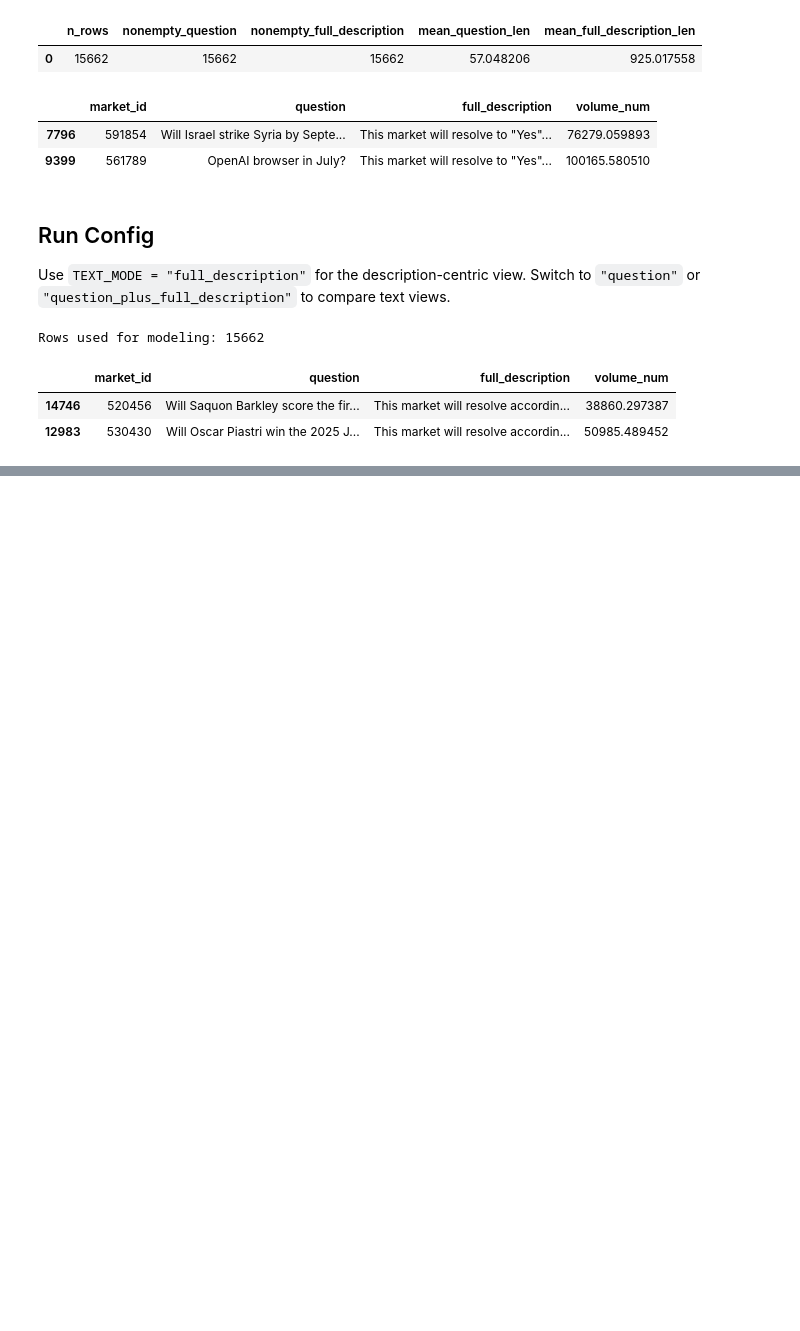
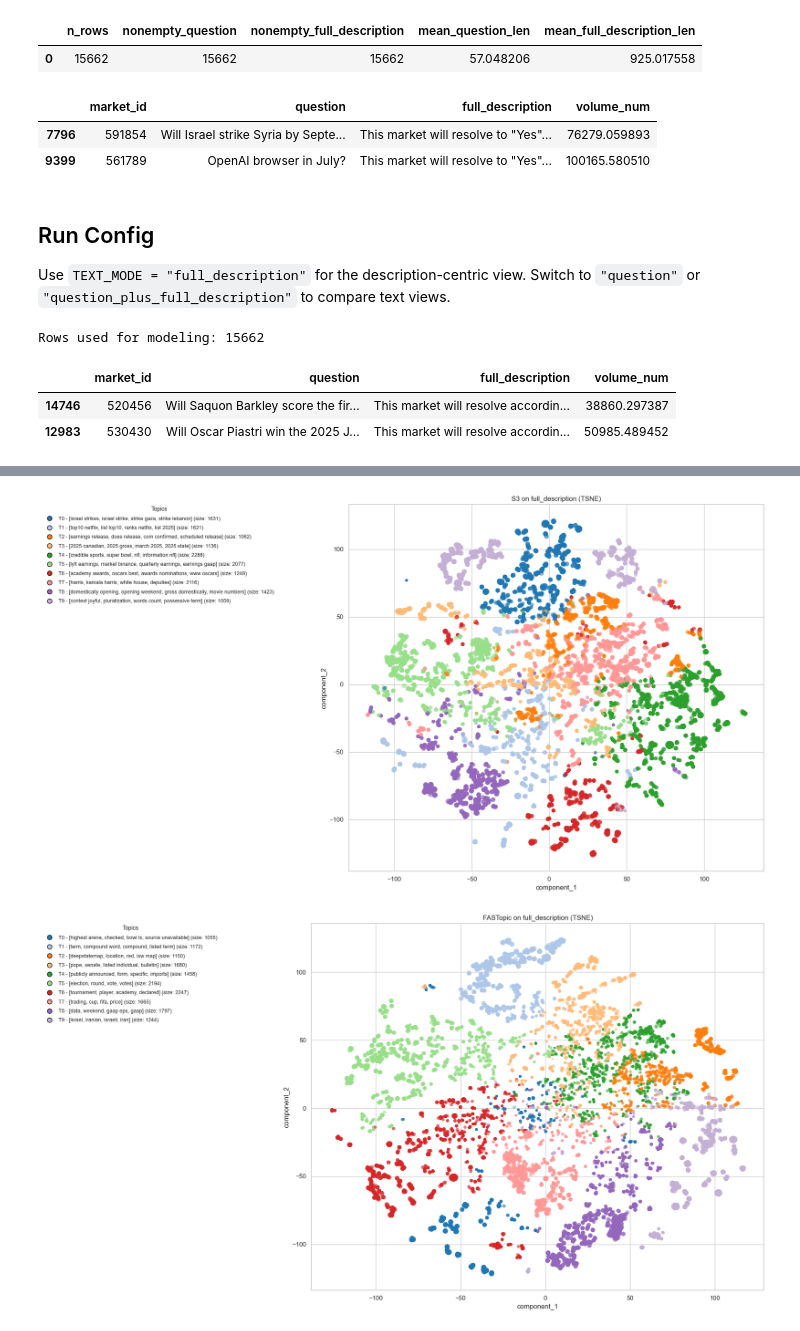
Before and after one commit to sneddy/polymarket_research, a Jupyter notebook: frozen_notebooks/1_topics.ipynb, the cells around one changed output, grey strips where cells are left out. Cells and saved outputs as stored; diff of their text form; code cells hidden in the pictures; blank space fills up the shorter version.

Commit message:
Refine topic model API and decouple question parsing

```diff
--- a/frozen_notebooks/1_topics.ipynb
+++ b/frozen_notebooks/1_topics.ipynb
@@ -121,15 +121,15 @@ Rows used for modeling: 15662
 | 14746 | 520456 | Will Saquon Barkley score the fir... | This market will resolve accordin... | 38860.297387 |
 | 12983 | 530430 | Will Oscar Piastri win the 2025 J... | This market will resolve accordin... | 50985.489452 |
 # %%
-detectors = [
-    S3TopicsDetector(
+topic_factories = [
+    S3TopicFactory(
         n_topics=N_TOPICS,
         text_mode=TEXT_MODE,
         min_df=MIN_DF,
         max_df=MAX_DF,
         top_terms=TOP_TERMS,
     ),
-    FASTopicDetector(
+    FASTopicFactory(
         n_topics=N_TOPICS,
         text_mode=TEXT_MODE,
         min_df=MIN_DF,
@@ -137,7 +137,7 @@ detectors = [
         top_terms=TOP_TERMS,
         n_epochs=FASTOPIC_EPOCHS,
     ),
-    TFIDFTopicBaseline(
+    TFIDFTopicFactory(
         n_topics=N_TOPICS,
         text_mode=TEXT_MODE,
         min_df=MIN_DF,
@@ -146,7 +146,7 @@ detectors = [
     ),
 ]
 
-results, comparison_summary = compare_topic_models(work_markets, detectors)
+results, comparison_summary = compare_topic_factories(work_markets, topic_factories)
 display(comparison_summary)
 # %% [output]
 [interactive output not drawn]
@@ -178,9 +229,13 @@ for model_name, result in results.items():
 # %%
 for model_name, result in results.items():
     fig, axes, projected = result.plot_2d_with_topic_map(
         reducer="tsne",
         random_state=0,
-        table_position="bottom",
-        figsize=(15, 10),
+        legend_mode="full",
+        show_table=False,
+        figsize=(18, 10),
     )
     plt.show()
+# %% [output]
+[figure, added]
+[figure, added]
```
Also changed, not shown: parts of 7 cells of this notebook, 5 other files.
